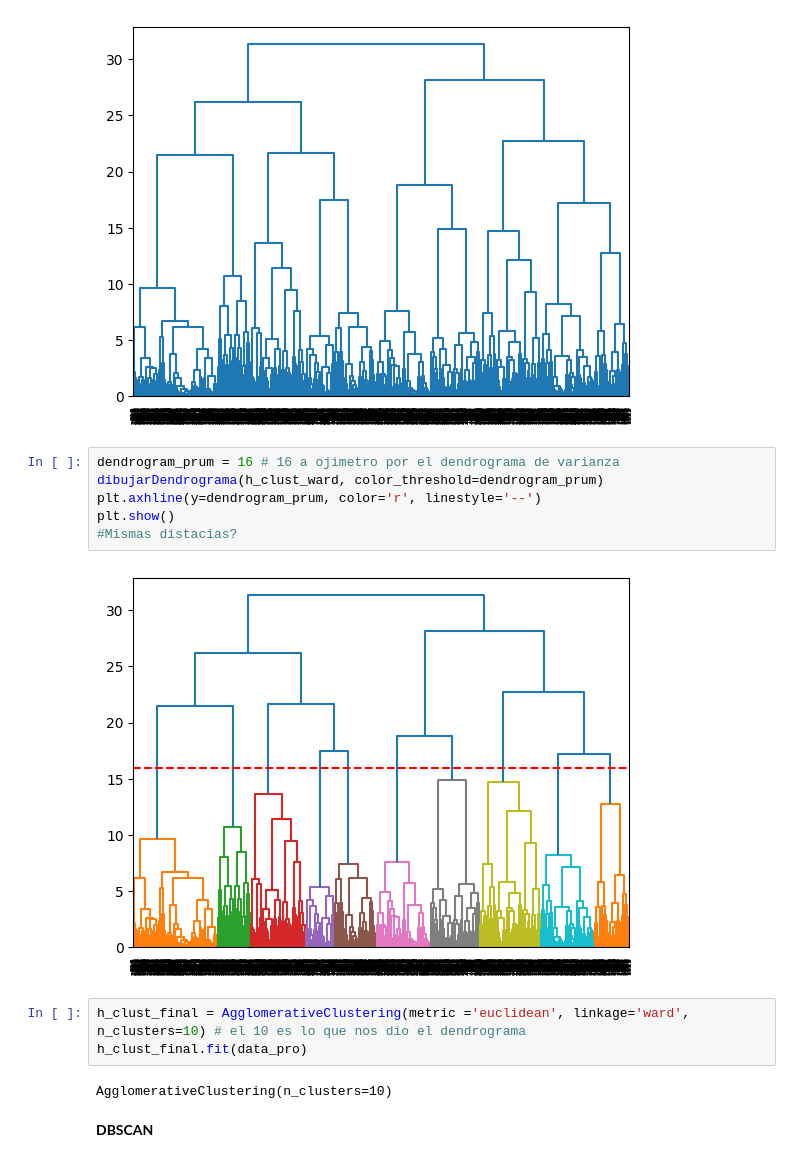
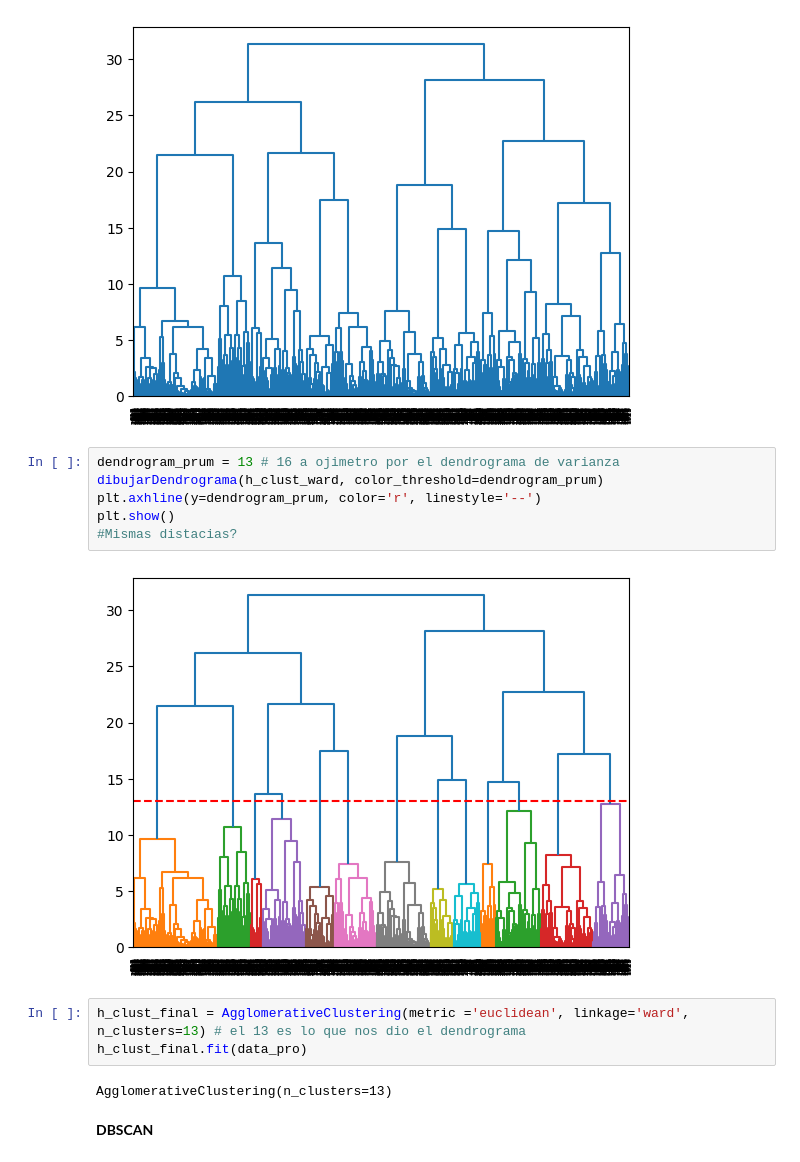
Before and after one commit to SierraSantiago/Caso-de-Agrupamiento, a Jupyter notebook: Caso1.ipynb, the cells around one changed output. Cells and saved outputs as stored; diff of their text form.

Commit message:
H-Clust

```diff
--- a/Caso1.ipynb
+++ b/Caso1.ipynb
@@ -357,18 +357,18 @@ dibujarDendrograma(h_clust_ward,color_threshold=0)
 # %% [output]
 [figure]
 # %%
-dendrogram_prum = 16 # 16 a ojimetro por el dendrograma de varianza
+dendrogram_prum = 13 # 16 a ojimetro por el dendrograma de varianza
 dibujarDendrograma(h_clust_ward, color_threshold=dendrogram_prum)
 plt.axhline(y=dendrogram_prum, color='r', linestyle='--')
 plt.show()
 #Mismas distacias?
 # %% [output]
-[figure, old version]
+[figure, new version]
 # %%
-h_clust_final = AgglomerativeClustering(metric ='euclidean', linkage='ward', n_clusters=10) # el 10 es lo que nos dio el dendrograma
+h_clust_final = AgglomerativeClustering(metric ='euclidean', linkage='ward', n_clusters=13) # el 13 es lo que nos dio el dendrograma
 h_clust_final.fit(data_pro)
 # %% [output]
-AgglomerativeClustering(n_clusters=10)
+AgglomerativeClustering(n_clusters=13)
 # %% [markdown]
 **DBSCAN**
 # %%
```
Also changed, not shown: parts of 2 cells of this notebook.
